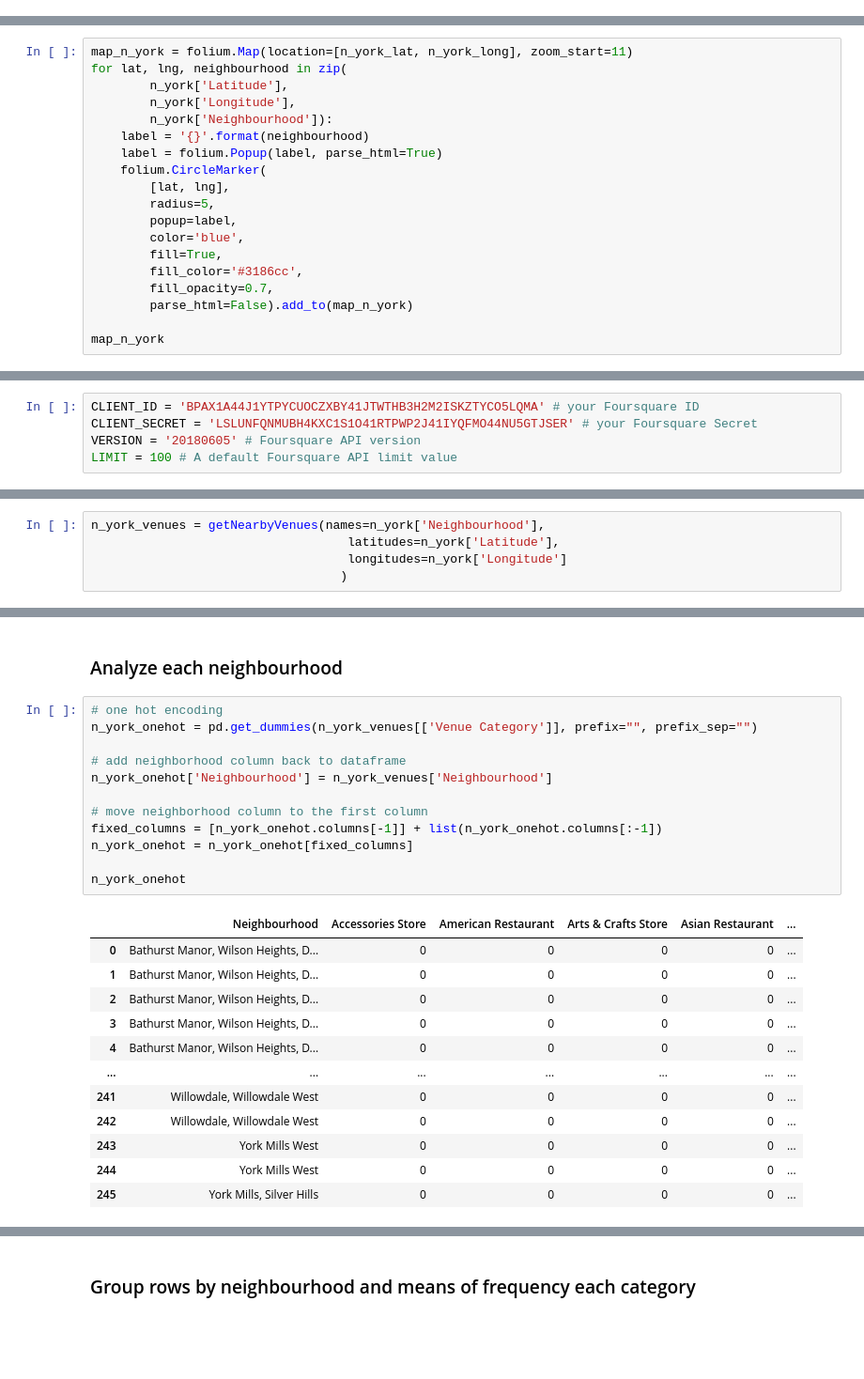
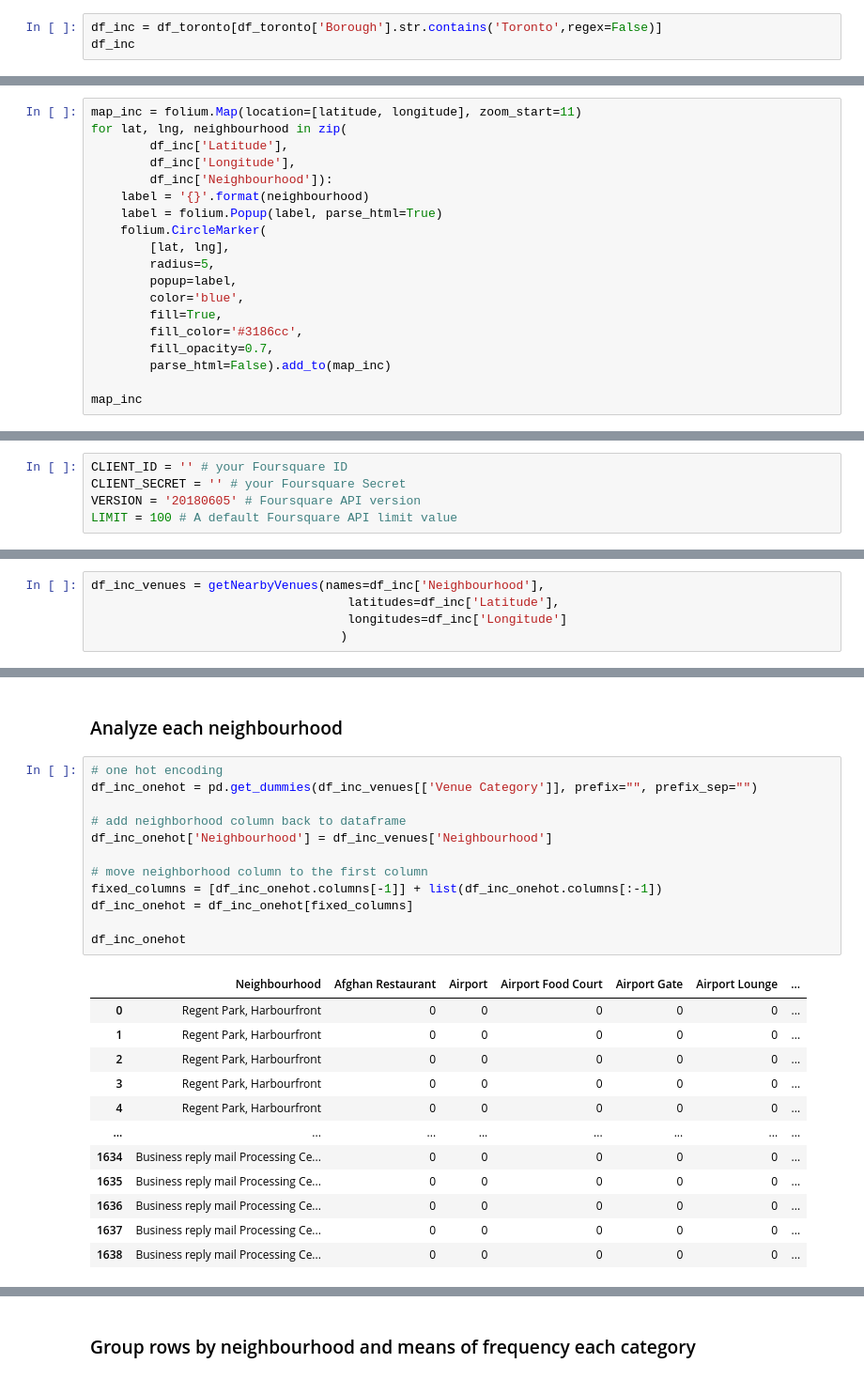
Before and after one commit to dsteve98/Coursera_Capstone, a Jupyter notebook: Segmenting and Clustering Neighborhoods in Toronto.ipynb, the cells around one changed output, grey strips where cells are left out. Shown at 94% size. Drawn from its saved outputs; the diff is of its cells as text; blank space fills up the shorter version.

```diff
--- a/Segmenting and Clustering Neighborhoods in Toronto.ipynb
+++ b/Segmenting and Clustering Neighborhoods in Toronto.ipynb
@@ -170,0 +140,3 @@ n_york
+# %%
+df_inc = df_toronto[df_toronto['Borough'].str.contains('Toronto',regex=False)]
+df_inc
@@ -171,9 +161,9 @@ n_york
 # %%
-map_n_york = folium.Map(location=[n_york_lat, n_york_long], zoom_start=11)
+map_inc = folium.Map(location=[latitude, longitude], zoom_start=11)
 for lat, lng, neighbourhood in zip(
-        n_york['Latitude'],
-        n_york['Longitude'],
-        n_york['Neighbourhood']):
+        df_inc['Latitude'],
+        df_inc['Longitude'],
+        df_inc['Neighbourhood']):
     label = '{}'.format(neighbourhood)
     label = folium.Popup(label, parse_html=True)
     folium.CircleMarker(
@@ -184,15 +174,15 @@ for lat, lng, neighbourhood in zip(
         fill=True,
         fill_color='#3186cc',
         fill_opacity=0.7,
-        parse_html=False).add_to(map_n_york)
+        parse_html=False).add_to(map_inc)
 
-map_n_york
+map_inc
 # %% [output]
 [interactive output not drawn]
 # %% [markdown]
 ### Foursquare Credentials
 # %%
-CLIENT_ID = 'BPAX1A44J1YTPYCUOCZXBY41JTWTHB3H2M2ISKZTYCO5LQMA' # your Foursquare ID
-CLIENT_SECRET = 'LSLUNFQNMUBH4KXC1S1O41RTPWP2J41IYQFMO44NU5GTJSER' # your Foursquare Secret
+CLIENT_ID = '' # your Foursquare ID
+CLIENT_SECRET = '' # your Foursquare Secret
 VERSION = '20180605' # Foursquare API version
 LIMIT = 100 # A default Foursquare API limit value
@@ -237,8 +229,8 @@ def getNearbyVenues(names, latitudes, longitudes, radius=500):
 
     return(nearby_venues)
 # %%
-n_york_venues = getNearbyVenues(names=n_york['Neighbourhood'],
-                                   latitudes=n_york['Latitude'],
-                                   longitudes=n_york['Longitude']
+df_inc_venues = getNearbyVenues(names=df_inc['Neighbourhood'],
+                                   latitudes=df_inc['Latitude'],
+                                   longitudes=df_inc['Longitude']
                                   )
 # %% [output]
@@ -302,26 +293,26 @@ There are 103 uniques categories.
 ### Analyze each neighbourhood
 # %%
 # one hot encoding
-n_york_onehot = pd.get_dummies(n_york_venues[['Venue Category']], prefix="", prefix_sep="")
+df_inc_onehot = pd.get_dummies(df_inc_venues[['Venue Category']], prefix="", prefix_sep="")
 
 # add neighborhood column back to dataframe
-n_york_onehot['Neighbourhood'] = n_york_venues['Neighbourhood']
+df_inc_onehot['Neighbourhood'] = df_inc_venues['Neighbourhood']
 
 # move neighborhood column to the first column
-fixed_columns = [n_york_onehot.columns[-1]] + list(n_york_onehot.columns[:-1])
-n_york_onehot = n_york_onehot[fixed_columns]
+fixed_columns = [df_inc_onehot.columns[-1]] + list(df_inc_onehot.columns[:-1])
+df_inc_onehot = df_inc_onehot[fixed_columns]
 
-n_york_onehot
+df_inc_onehot
 # %% [output]
-|  | Neighbourhood | Accessories Store | American Restaurant | Arts & Crafts Store | Asian Restaurant | ... |
-| 0 | Bathurst Manor, Wilson Heights, D... | 0 | 0 | 0 | 0 | ... |
-| 1 | Bathurst Manor, Wilson Heights, D... | 0 | 0 | 0 | 0 | ... |
-| 2 | Bathurst Manor, Wilson Heights, D... | 0 | 0 | 0 | 0 | ... |
-| 3 | Bathurst Manor, Wilson Heights, D... | 0 | 0 | 0 | 0 | ... |
-| 4 | Bathurst Manor, Wilson Heights, D... | 0 | 0 | 0 | 0 | ... |
-| ... | ... | ... | ... | ... | ... | ... |
-| 241 | Willowdale, Willowdale West | 0 | 0 | 0 | 0 | ... |
-| 242 | Willowdale, Willowdale West | 0 | 0 | 0 | 0 | ... |
-| 243 | York Mills West | 0 | 0 | 0 | 0 | ... |
-| 244 | York Mills West | 0 | 0 | 0 | 0 | ... |
-| 245 | York Mills, Silver Hills | 0 | 0 | 0 | 0 | ... |
+|  | Neighbourhood | Afghan Restaurant | Airport | Airport Food Court | Airport Gate | Airport Lounge | ... |
+| 0 | Regent Park, Harbourfront | 0 | 0 | 0 | 0 | 0 | ... |
+| 1 | Regent Park, Harbourfront | 0 | 0 | 0 | 0 | 0 | ... |
+| 2 | Regent Park, Harbourfront | 0 | 0 | 0 | 0 | 0 | ... |
+| 3 | Regent Park, Harbourfront | 0 | 0 | 0 | 0 | 0 | ... |
+| 4 | Regent Park, Harbourfront | 0 | 0 | 0 | 0 | 0 | ... |
+| ... | ... | ... | ... | ... | ... | ... | ... |
+| 1634 | Business reply mail Processing Ce... | 0 | 0 | 0 | 0 | 0 | ... |
+| 1635 | Business reply mail Processing Ce... | 0 | 0 | 0 | 0 | 0 | ... |
+| 1636 | Business reply mail Processing Ce... | 0 | 0 | 0 | 0 | 0 | ... |
+| 1637 | Business reply mail Processing Ce... | 0 | 0 | 0 | 0 | 0 | ... |
+| 1638 | Business reply mail Processing Ce... | 0 | 0 | 0 | 0 | 0 | ... |
```
Also changed, not shown: parts of 37 cells of this notebook.
